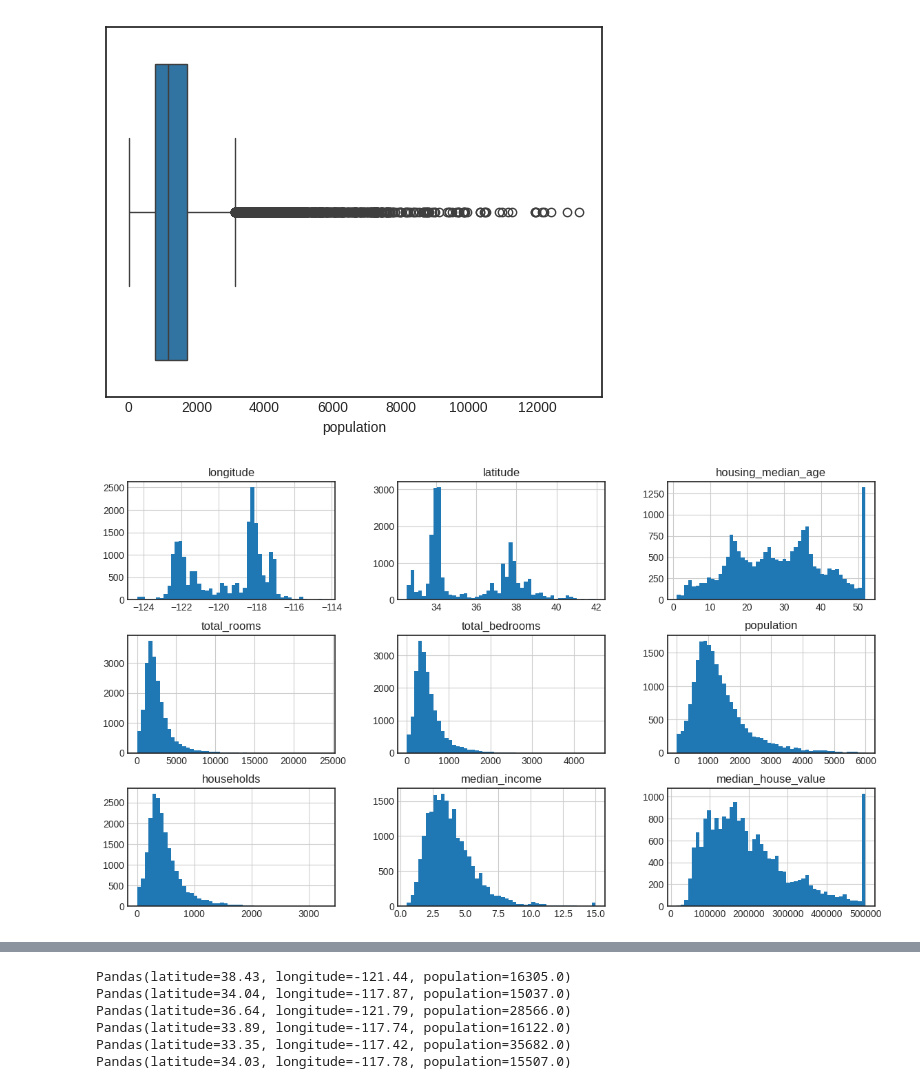
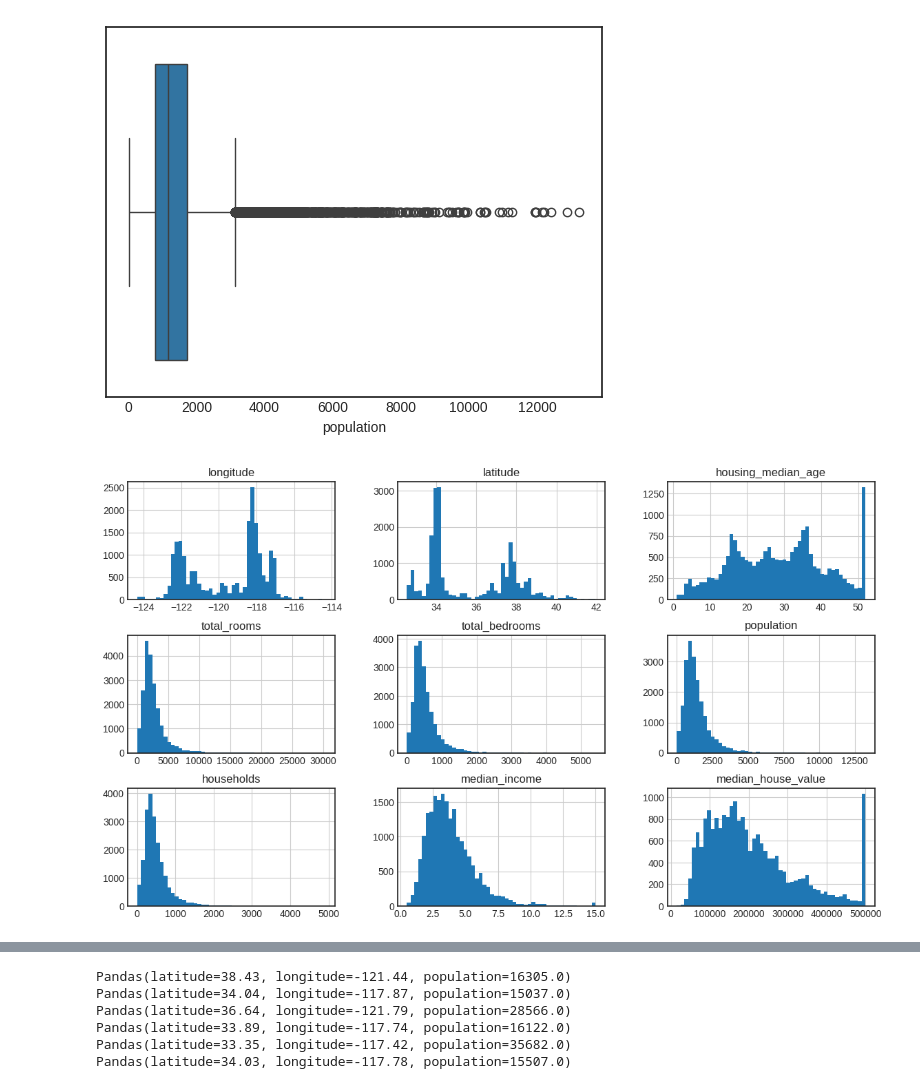
Before and after one commit to ezequielpf/california_house_pricing, a Jupyter notebook: Housing_02.ipynb, the cells around one changed output, grey strips where cells are left out. Cells and saved outputs as stored; diff of their text form; code cells hidden in the pictures.

```diff
--- a/Housing_02.ipynb
+++ b/Housing_02.ipynb
@@ -168,7 +170,7 @@ sns.boxplot(data=df_raw.query('population <= 15000'), x='population')
 <Axes: xlabel='population'>
 [figure]
 # %%
-df_raw.query('population <= 6000').hist(bins=50, figsize=(14,8));
+df_raw.query('population <= 15000').hist(bins=50, figsize=(14,8));
 # %% [output]
-[figure, old version]
+[figure, new version]
 # %%
```
Also changed, not shown: parts of 13 cells of this notebook.
